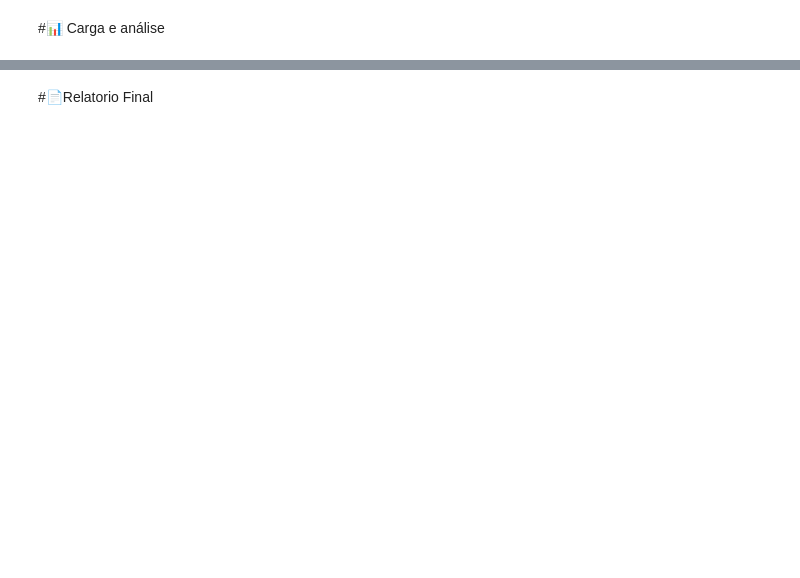
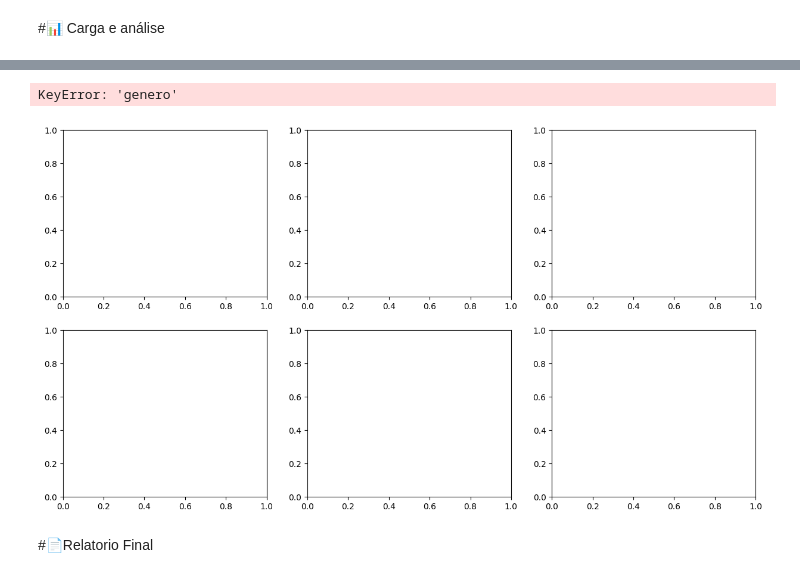
Before and after one commit to ElaiEmylleMatos/challenge-telecom-x, a Jupyter notebook: TelecomX_BR.ipynb, the cells around one changed output, grey strips where cells are left out. Saved outputs shown, nothing was run; the diff lists cells and outputs as text; code cells hidden in the pictures; blank space fills up the shorter version.

```diff
--- a/TelecomX_BR.ipynb
+++ b/TelecomX_BR.ipynb
@@ -210,2 +235,67 @@ Charges.Total: [ 593.3   542.4   280.85 ...  742.9  4627.65 3707.6 ]
+# %%
+# Lista de colunas categóricas para analisar
+categorias = [
+    'gender',
+        'PaymentMethod',
+    'Contract',
+    'InternetService',
+    # adicione aqui outras colunas categóricas que façam sentido
+]
+
+# Mapeamento de nomes para rótulos amigáveis
+rotulos_amigaveis = {
+    'genero': 'Gênero',
+    'faixa_etaria': 'Faixa Etária',
+    'plano': 'Plano Contratado',
+    'forma_pagamento': 'Forma de Pagamento',
+    'tempo_cliente_categoria': 'Tempo como Cliente'
+}
+
+# Tamanho da grade
+n_cols = 3
+n_rows = -(-len(categorias) // n_cols)  # arredonda pra cima
+
+fig, axes = plt.subplots(n_rows, n_cols, figsize=(5 * n_cols, 4 * n_rows))
+axes = axes.flatten()
+
+for i, coluna in enumerate(categorias):
+    ax = axes[i]
+
+    # Calcula proporção de cancelamento por categoria
+    prop = df.groupby(coluna)['cancelou'].mean().sort_values(ascending=False) * 100
+
+    # Cria gráfico de barras
+    sns.barplot(
+        x=prop.index,
+        y=prop.values,
+        palette='coolwarm',
+        ax=ax
+    )
+
+    # Adiciona % no topo das barras
+    for p in ax.patches:
+        ax.annotate(
+            f'{p.get_height():.1f}%',
+            (p.get_x() + p.get_width() / 2, p.get_height()),
+            ha='center',
+            va='bottom',
+            fontsize=9
+        )
+
+    # Títulos e labels
+    ax.set_title(f'Cancelamento por {rotulos_amigaveis.get(coluna, coluna)}')
+    ax.set_ylabel('% Cancelados')
+    ax.set_xlabel('')
+    ax.set_xticklabels(ax.get_xticklabels(), rotation=30, ha='right')
+
+# Remove eixos vazios se tiver
+for j in range(i+1, len(axes)):
+    fig.delaxes(axes[j])
+
+plt.tight_layout()
+plt.show()
+# %% [output]
+KeyError: 'genero'
+[figure, added]
 # %% [markdown]
 #📄Relatorio Final
```
Also changed, not shown: parts of 9 cells of this notebook.
